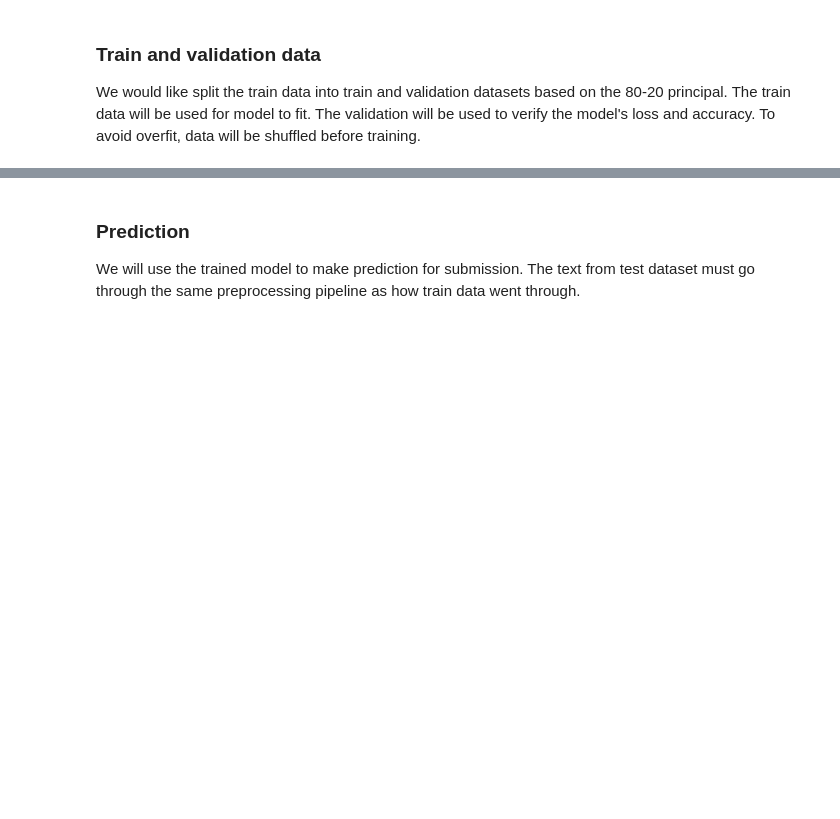
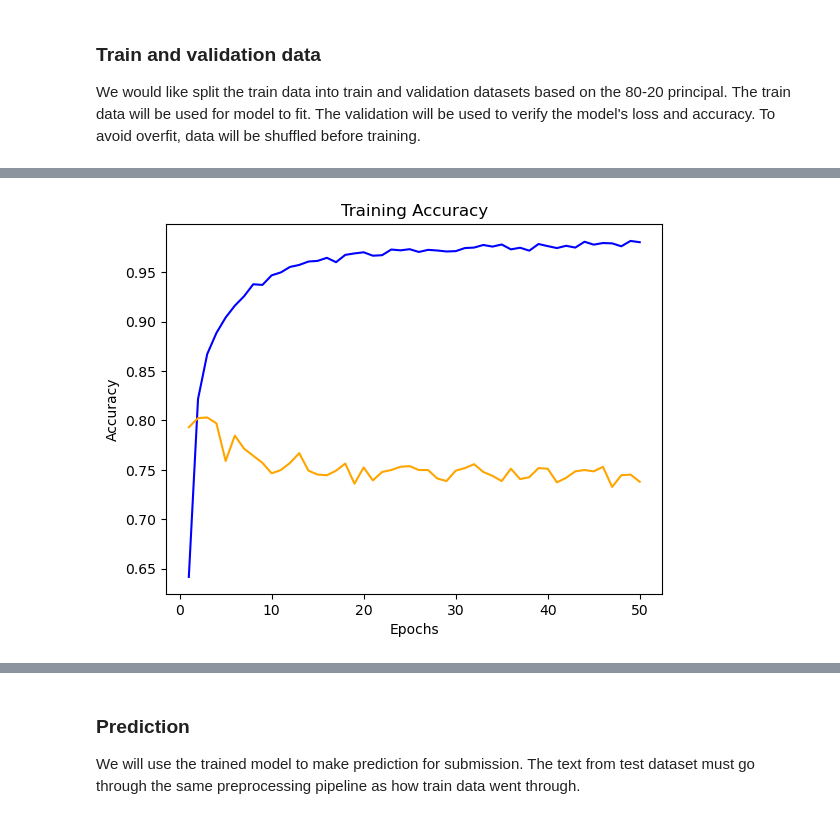
Before and after one commit to aaronliruns/nlp-w-disaster-tweets-lstm, a Jupyter notebook: nlp-w-disaster-tweets-lstm.ipynb, the cells around one changed output, grey strips where cells are left out. Saved outputs shown, nothing was run; the diff lists cells and outputs as text; code cells hidden in the pictures; blank space fills up the shorter version.

```diff
--- a/nlp-w-disaster-tweets-lstm.ipynb
+++ b/nlp-w-disaster-tweets-lstm.ipynb
@@ -172,0 +328,9 @@ model.compile(loss='binary_crossentropy',optimizer='adam',metrics=['accuracy'])
+# %%
+plt.title('Training Accuracy')
+plt.xlabel('Epochs')
+plt.ylabel('Accuracy')
+plt.plot(epochs2, acc2, 'blue', label='Train Accuracy');
+plt.plot(epochs2, val_accuracy2, 'orange', label='Validation Accuracy' )
+plt.show()
+# %% [output]
+[figure, added]
```
Also changed, not shown: parts of 48 cells of this notebook, 1 other file.
